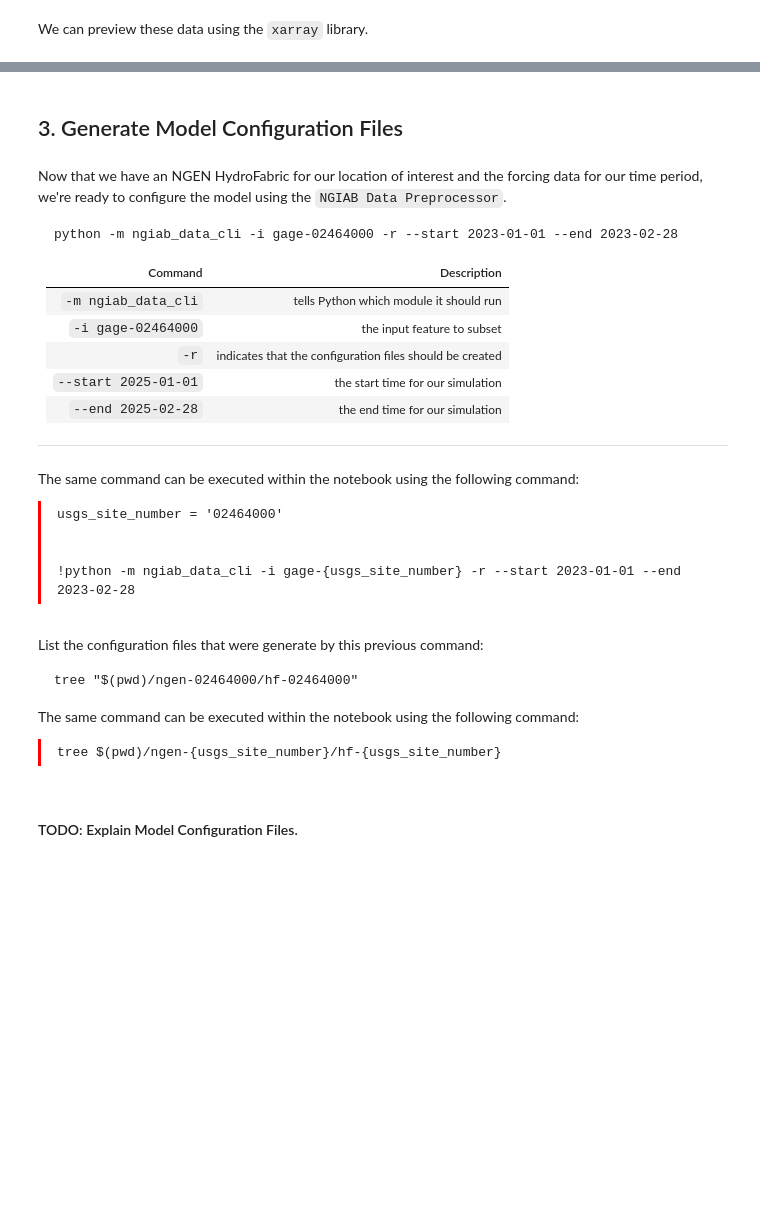
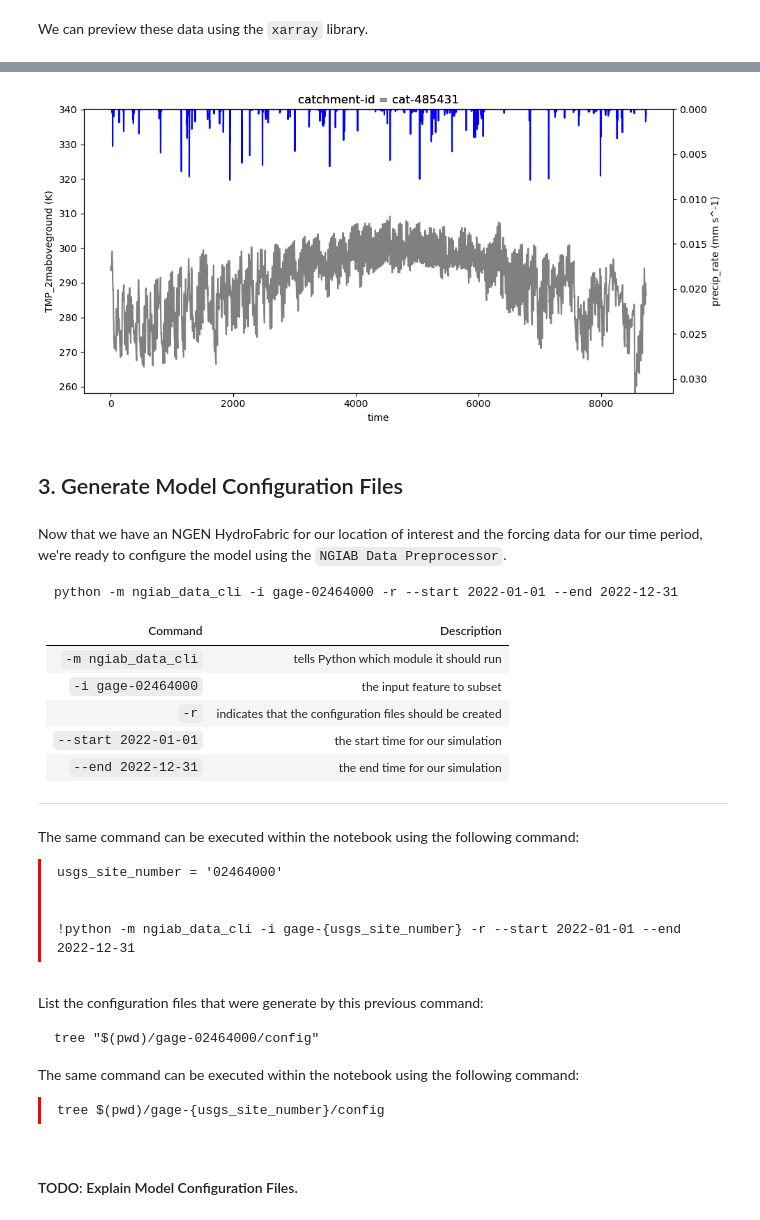
Before and after one commit to abnerbog/notebooks, a Jupyter notebook: Science Examples/NOAA NGEN - Preparing and Executing an NGEN Simulation/preparing-and-executing-ngen.ipynb, the cells around one changed output, grey strips where cells are left out. Cells and saved outputs as stored; diff of their text form; code cells hidden in the pictures; blank space fills up the shorter version.

Commit message:
added forcing visualzation to ngiab notebook

````diff
--- a/Science Examples/NOAA NGEN - Preparing and Executing an NGEN Simulation/preparing-and-executing-ngen.ipynb
+++ b/Science Examples/NOAA NGEN - Preparing and Executing an NGEN Simulation/preparing-and-executing-ngen.ipynb
@@ -181,0 +290,8 @@ ds
+# %%
+outlet_catchment_id = 'cat-485431'
+
+# create a coordinate containing the values of `ids`
+ds = ds.assign_coords({'catchment-id': ds.ids})
+# %%
+ds_cat = ds.sel({"catchment-id": outlet_catchment_id})
+ds_cat
@@ -182,10 +316,39 @@ ds
+# %%
+top_variable = 'precip_rate'
+bottom_variable = 'TMP_2maboveground'
+
+fig, ax1 = plt.subplots(figsize=(10, 5))
+
+ds_cat[bottom_variable].plot(ax=ax1, label=bottom_variable, color='grey')
+bottom_variable_units = ds_cat[bottom_variable].attrs['units']
+ax1.set_ylabel(f'{bottom_variable} ({bottom_variable_units})')
+ax1.tick_params(axis='y')
+ax1.set_ylim((ds_cat[bottom_variable].min().item(),
+              ds_cat[bottom_variable].max().item() * 1.1))
+
+# Create a second y-axis
+ax2 = ax1.twinx()
+
+# Second series on right y-axis
+ds_cat[top_variable].plot(ax=ax2, label=top_variable, color='blue')
+top_variable_units = ds_cat[top_variable].attrs['units']
+ax2.set_ylabel(f'{top_variable} ({top_variable_units})')
+ax2.tick_params(axis='y')
+ax2.set_ylim((ds_cat[top_variable].min(),
+              ds_cat[top_variable].max().item() * 4))
+ax2.invert_yaxis()
+
+plt.tight_layout()
+plt.show()
+# %% [output]
+[figure, added]
 # %% [markdown]
 ## 3. Generate Model Configuration Files
 # %% [markdown]
 Now that we have an NGEN HydroFabric for our location of interest and the forcing data for our time period, we're ready to configure the model using the `NGIAB Data Preprocessor`.
 
 ```
-python -m ngiab_data_cli -i gage-02464000 -r --start 2023-01-01 --end 2023-02-28
+python -m ngiab_data_cli -i gage-02464000 -r --start 2022-01-01 --end 2022-12-31
 ```
 
 
@@ -194,8 +357,8 @@ python -m ngiab_data_cli -i gage-02464000 -r --start 2023-01-01 --end 2023-02-28
 |`-m ngiab_data_cli` | tells Python which module it should run   |
 |`-i gage-02464000`  | the input feature to subset   |
 |`-r`          | indicates that the configuration files should be created |
-|`--start 2025-01-01`          | the start time for our simulation|
-|`--end 2025-02-28`          | the end time for our simulation|
+|`--start 2022-01-01`          | the start time for our simulation|
+|`--end 2022-12-31`          | the end time for our simulation|
 
 ---
 
@@ -205,7 +368,7 @@ The same command can be executed within the notebook using the following command
 <pre>
 usgs_site_number = '02464000'
 <br>
-!python -m ngiab_data_cli -i gage-{usgs_site_number} -r --start 2023-01-01 --end 2023-02-28
+!python -m ngiab_data_cli -i gage-{usgs_site_number} -r --start 2022-01-01 --end 2022-12-31
 
 </pre>
 </div>
@@ -213,14 +376,14 @@ usgs_site_number = '02464000'
 List the configuration files that were generate by this previous command:
 
 ```
-tree "$(pwd)/ngen-02464000/hf-02464000"
+tree "$(pwd)/gage-02464000/config"
 ```
 
 
 The same command can be executed within the notebook using the following command:
 <div style="border-left: 3px solid red; padding-left: 10px;">
 <pre>
-tree $(pwd)/ngen-{usgs_site_number}/hf-{usgs_site_number}
+tree $(pwd)/gage-{usgs_site_number}/config
 </pre>
 </div>
 # %% [markdown]
````
Also changed, not shown: parts of 15 cells of this notebook.
